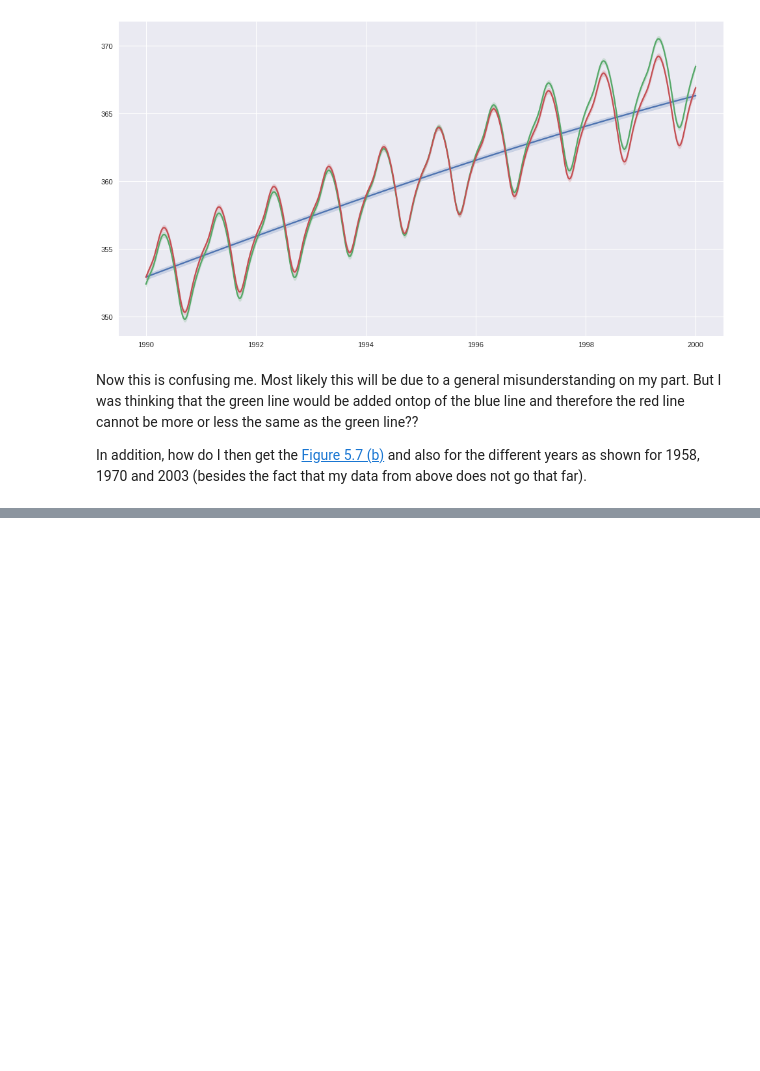
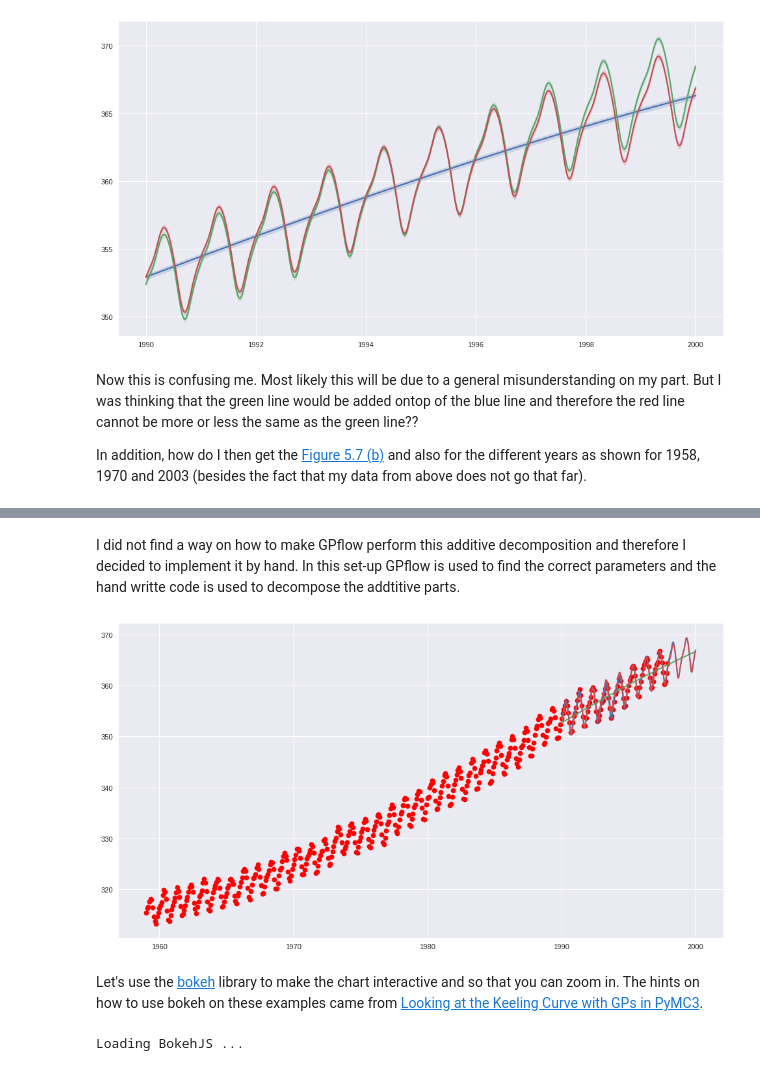
Before and after one commit to cs224/dev-meetup-gaussian-processes, a Jupyter notebook: co2-mauna-loa-gaussian-process-regression.ipynb, the cells around one changed output, grey strips where cells are left out. Drawn from its saved outputs; the diff is of its cells as text; code cells hidden in the pictures; blank space fills up the shorter version.

Commit message:
added the code for doing the additive decomposition by hand.

```diff
--- a/co2-mauna-loa-gaussian-process-regression.ipynb
+++ b/co2-mauna-loa-gaussian-process-regression.ipynb
@@ -156,0 +175,2 @@ In addition, how do I then get the [Figure 5.7 (b)](http://www.gaussianprocess.o
+# %% [markdown]
+I did not find a way on how to make GPflow perform this additive decomposition and therefore I decided to implement it by hand. In this set-up GPflow is used to find the correct parameters and the hand writte code is used to decompose the addtitive parts.
@@ -156,0 +261,26 @@ In addition, how do I then get the [Figure 5.7 (b)](http://www.gaussianprocess.o
+# %%
+xx = np.linspace(1990, 2000, 1000)
+k1 = GPCovarianceFunctionSquaredExponential(l=48.59401021, sigma=np.sqrt(4356.21926937))
+k2 = GPCovarianceFunctionProduct(GPCovarianceFunctionSquaredExponential(l=91.88961784, sigma=np.sqrt(5.64113012)),
+                                 GPCovarianceFunctionExpSine2Kernel(l=0.67121086, period=0.99970256,
+                                                                    sigma=1.02636651))
+
+k4 = GPCovarianceFunctionSum(GPCovarianceFunctionSquaredExponential(l=0.3273468, sigma=np.sqrt(0.16033736)),
+                             GPCovarianceFunctionWhiteNoise(sigma=np.sqrt(0.03200686)))
+
+k = GPCovarianceFunctionSum(k1, GPCovarianceFunctionSum(k2, k4))
+
+# y_pred, sigmas = gp_basics.predict(xx, x, y, cov=k, sigma_n=np.sqrt(0.01014181))
+y_pred, sigmas = predict(xx, x, y, cov=[k1, k2, k4], sigma_n=np.sqrt(0.01014181))
+# %%
+fig=plt.figure(figsize=(15, 8), dpi= 80, facecolor='w', edgecolor='k')
+ax = plt.subplot(1, 1, 1)
+# ax.errorbar(xpts, y_pred, yerr=sigmas, capsize=0)
+ax.plot(x, y, "ro")
+line1, = ax.plot(xx, y_pred[0])
+line2, = ax.plot(xx, y_pred[1])
+line3, = ax.plot(xx, y_pred[1] + y_pred[2])
+# %% [output]
+[figure, added]
+# %% [markdown]
+Let's use the [bokeh](https://bokeh.pydata.org/en/latest/) library to make the chart interactive and so that you can zoom in. The hints on how to use bokeh on these examples came from [Looking at the Keeling Curve with GPs in PyMC3](https://bwengals.github.io/looking-at-the-keeling-curve-with-gps-in-pymc3.html).
@@ -156,0 +289,4 @@ In addition, how do I then get the [Figure 5.7 (b)](http://www.gaussianprocess.o
+# %%
+bokeh.io.output_notebook()
+# %% [output]
+Loading BokehJS ...
```
Also changed, not shown: parts of 12 cells of this notebook.
